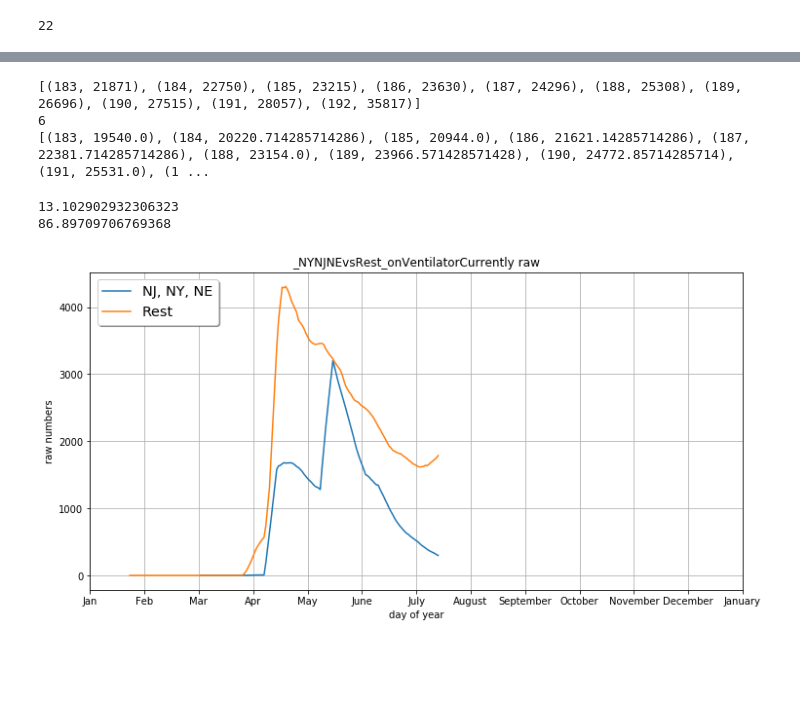
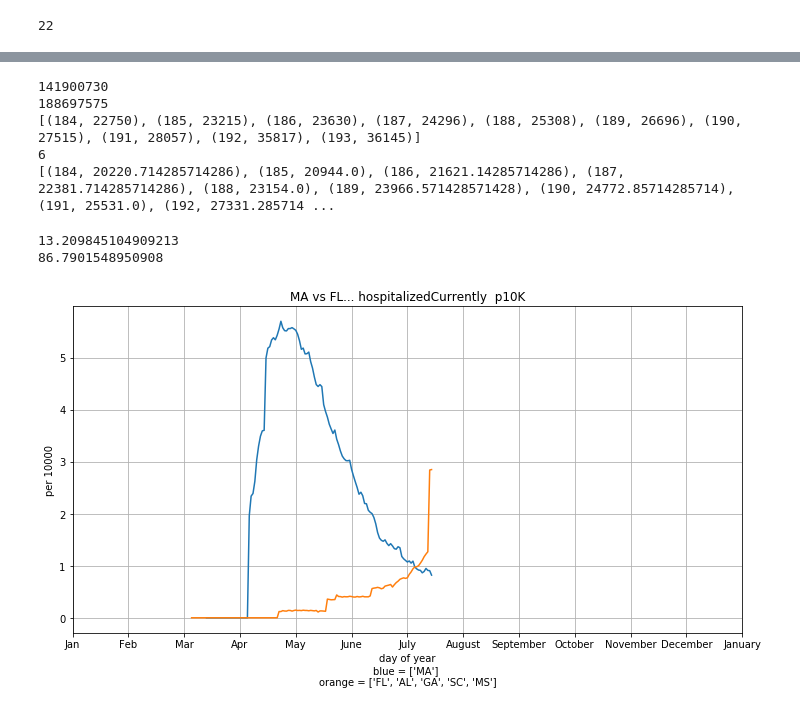
Before and after one commit to tjhickey724/covid19demo, a Jupyter notebook: Covid19RegionalAnalysis.ipynb, the cells around one changed output, grey strips where cells are left out. Saved outputs shown, nothing was run; the diff lists cells and outputs as text; code cells hidden in the pictures; blank space fills up the shorter version.

Commit message:
improved title/legend etc.

```diff
--- a/Covid19RegionalAnalysis.ipynb
+++ b/Covid19RegionalAnalysis.ipynb
@@ -224,7 +224,7 @@ def regionPop(states):
         pop += statePop(st)
     return(pop)
 print(regionPop(demStates))
-print(regionPop())
+print(regionPop(repStates))
 #print(demStates)
 #print(repStates)
 len(demStates)+len(repStates)
@@ -239,52 +239,91 @@ print(sum([1,2,3]))
 
 print(weeklyAvg(collectData(repStates,'hospitalizedCurrently',{'perCapita':False}))[-10:])
 # %% [output]
-[(183, 21871), (184, 22750), (185, 23215), (186, 23630), (187, 24296), (188, 25308), (189, 26696), (190, 27515), (191, 28057), (192, 35817)]
+141900730
+188697575
+[(184, 22750), (185, 23215), (186, 23630), (187, 24296), (188, 25308), (189, 26696), (190, 27515), (191, 28057), (192, 35817), (193, 36145)]
 6
-[(183, 19540.0), (184, 20220.714285714286), (185, 20944.0), (186, 21621.14285714286), (187, 22381.714285714286), (188, 23154.0), (189, 23966.571428571428), (190, 24772.85714285714), (191, 25531.0), (1 ...
+[(184, 20220.714285714286), (185, 20944.0), (186, 21621.14285714286), (187, 22381.714285714286), (188, 23154.0), (189, 23966.571428571428), (190, 24772.85714285714), (191, 25531.0), (192, 27331.285714 ...
 # %%
+northEast = ['NJ','MA','NY','CT','RI','VT','NH','ME']
+deepSouth = ['FL','AL','GA','MS','LA','AR','SC','NC','WV','VA','KY','TX']
+"""
 blueStates = ['NJ','MA','NY','CT','RI','VT','NH','ME']
 redStates = otherStates(blueStates)
-#['FL','AL','GA','MS','SC','NC','WV','KY','TN','VA','LA','TX','AR']
 flag="_NYNJNEvsRest_"
+blueLabel="NY,NJ,NE"
+redLabel="Rest"
 
-#blueStates =  demStates
-#redStates = repStates
-#flag="_2020Election_"
+blueStates =  demStates
+redStates = repStates
+flag="_2020Election_"
+blueLabel="Dem"
+redLabel="Rep"
+
+blueStates = ['NM']
+redStates=['AZ','UT','CO','OK','TX']
+flag = "NM_vs_neighbors"
+blueLabel="NM"
+redLabel="neighbors"
+
+state="FL"
+blueStates = [state]
+redStates=otherStates(blueStates)
+flag = state+"_vs_rest_of_US"
+blueLabel=state
+redLabel="rest of US"
+
+
+
+blueStates = ['MA']
+redStates=['FL','AL','GA','SC','MS']
+flag = "MA vs FL..."
+blueLabel="MA"
+redLabel="FL..."
+"""
+
 
 bluePop = regionPop(blueStates)
 redPop = regionPop(redStates)
 totPop = bluePop+redPop
 
 print(bluePop/totPop*100)
 print(redPop/totPop*100)
 
-perCapita=False
-averageByWeek=True
+perCapita=True
+averageByWeek=False
 
 plt.rcParams['figure.figsize'] = [12, 6]
 fig, ax = plt.subplots()
 #field = 'positiveIncrease'
 #field = 'deathIncrease'
-#field = "hospitalizedCurrently"
+field = "hospitalizedCurrently"
+#field = "hospitalizedCumulative"
 #field = "death"
 #field = "positive"
 #field = "hospitalized"
 #field = "inIcuCurrently"
-field = "onVentilatorCurrently"
+#field = "onVentilatorCurrently"
 #field = "totalTestResultsIncrease"
+## here we can plot all of the states!!
+#for state in deepSouth:
+#    plotItems(collectData([state],field,{'perCapita':perCapita,'averageByWeek':averageByWeek}),state)
 
-plotItems(collectData(blueStates,field,{'perCapita':perCapita,'averageByWeek':averageByWeek}),'NJ, NY, NE')
-plotItems(collectData(redStates,field,{'perCapita':perCapita,'averageByWeek':averageByWeek}),'Rest')
+plotItems(collectData(blueStates,field,{'perCapita':perCapita,'averageByWeek':averageByWeek}),blueLabel)
+plotItems(collectData(redStates,field,{'perCapita':perCapita,'averageByWeek':averageByWeek}),redLabel)
 ax.set(xlabel='day of year',
        ylabel='per 10000' if perCapita else "raw numbers",
-       title=flag+field+(" p10K" if perCapita else " raw"))
+       title=flag+" "+field+" "+(" p10K" if perCapita else " raw"))
+plt.xlabel('''day of year
+blue = '''+str(blueStates)+'''
+orange = '''+ str(redStates))
 plt.xticks([0,30,60,90,120,150,180,210,240,270,300,330,360],'Jan Feb Mar Apr May June July August September October November December January'.split(' '))
 #plt.yticks([0,10000,20000,30000,40000,50000,60000,70000,80000,90000,100000,110000,120000,130000,140000,150000])
-legend = ax.legend(loc='upper left', shadow=True, fontsize='x-large')
+#plt.yticks(np.arange(0,110000,step=10000))
+#legend = ax.legend(loc='upper left', shadow=True, fontsize='x-large')
 ax.grid()
 fig.savefig("plot_"+flag+field+("_p10k" if perCapita else "_raw")+".png")
 # %% [output]
-13.102902932306323
-86.89709706769368
+13.209845104909213
+86.7901548950908
-[figure, old version]
+[figure, new version]
```
Also changed, not shown: parts of 3 cells of this notebook.
